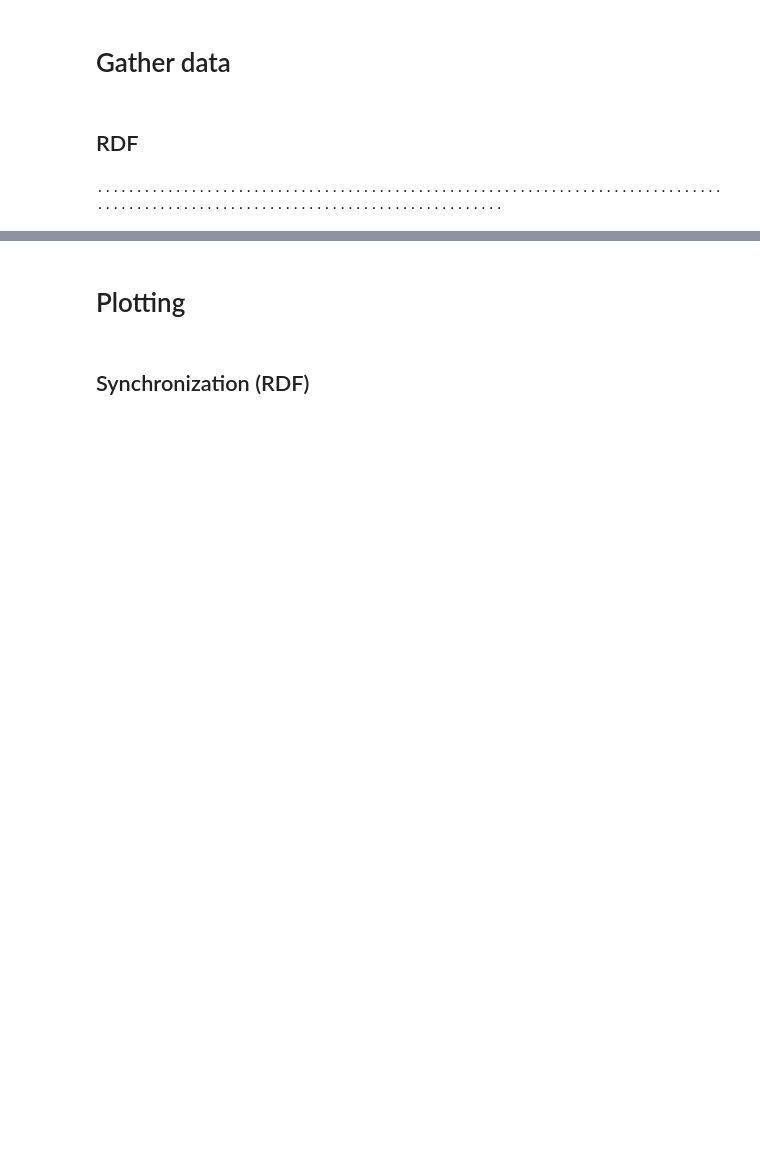
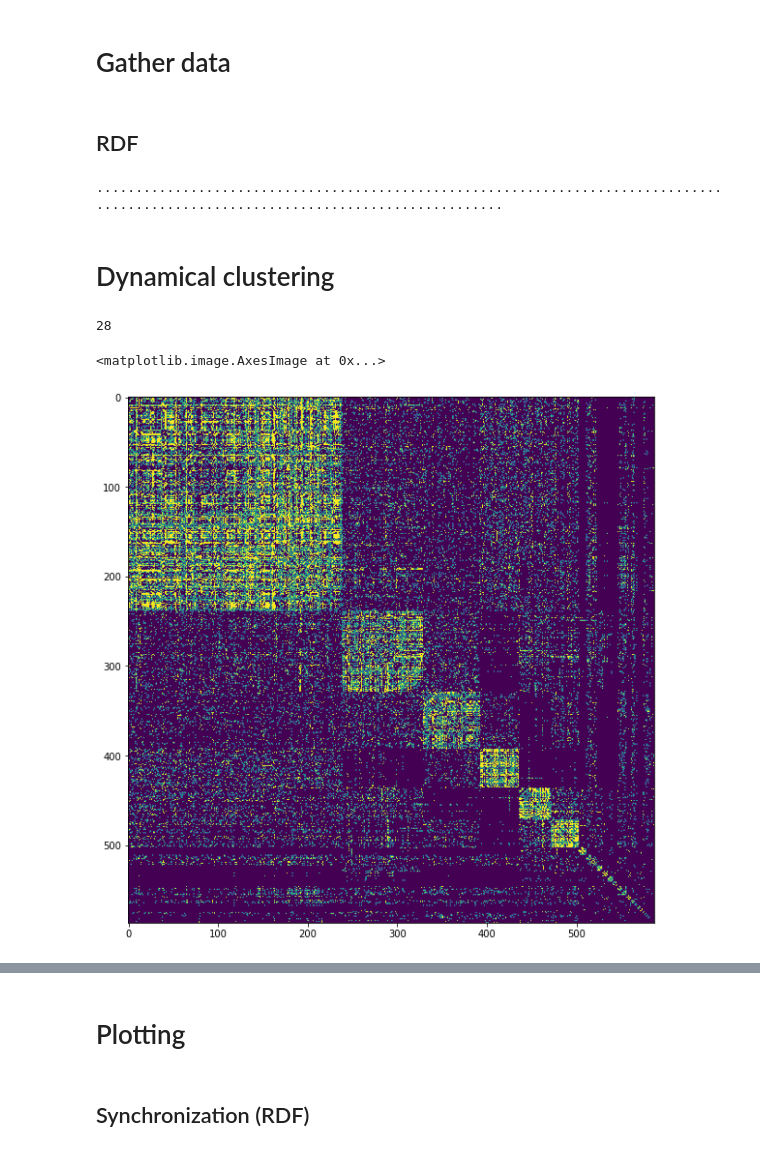
Before and after one commit to llandsmeer/iopublic, a Jupyter notebook: Make figures.ipynb, the cells around one changed output, grey strips where cells are left out. Cells and saved outputs as stored; diff of their text form; code cells hidden in the pictures; blank space fills up the shorter version.

Commit message:
figures

```diff
--- a/Make figures.ipynb
+++ b/Make figures.ipynb
@@ -54,3 +54,47 @@ with h5py.File('imgdata/rdf.h5', 'w') as fout:
             fout.create_dataset(f'{tuning}/{env}/coef', data=coef)
 # %% [output]
 ....................................................................................................................................
+# %% [markdown]
+# Dynamical clustering
+# %%
+import h5py
+import networkx as nx
+import matplotlib.cm as cm
+import matplotlib.pyplot as plt
+import numpy as np
+import leidenalg as la
+import igraph as ig
+import glob
+
+%matplotlib inline
+
+f = h5py.File('/home/llandsmeer/Data/database.h5', 'r')
+
+tuning = glob.glob('tuned_networks/2021-12-08-shadow_averages_0.01_0.1*')[0].split('/')[1]
+i, j, s, t = f[tuning]['none']['sync'][:,:4].astype(int).T
+
+at = 4900
+m = (s <= at) & (t > at)
+G = nx.Graph()
+G.add_edges_from(zip(i[m], j[m]))
+H = ig.Graph.from_networkx(G)
+# compute the best partition
+#partition = community_louvain.best_partition(G)
+
+partition =  la.find_partition(H, la.CPMVertexPartition,
+                                   resolution_parameter = 0.2);
+
+print(max(partition.membership))
+
+ig.plot(partition)
+
+plt.figure(figsize=(15, 10))
+o = np.array(partition.membership)
+o = o.argsort()
+A = nx.adjacency_matrix(G).toarray()
+A = A[np.ix_(o, o)]
+plt.imshow(A)
+# %% [output]
+28
+<matplotlib.image.AxesImage at 0x...>
+[figure, added]
```
Also changed, not shown: parts of 9 cells of this notebook, 3 other files.
